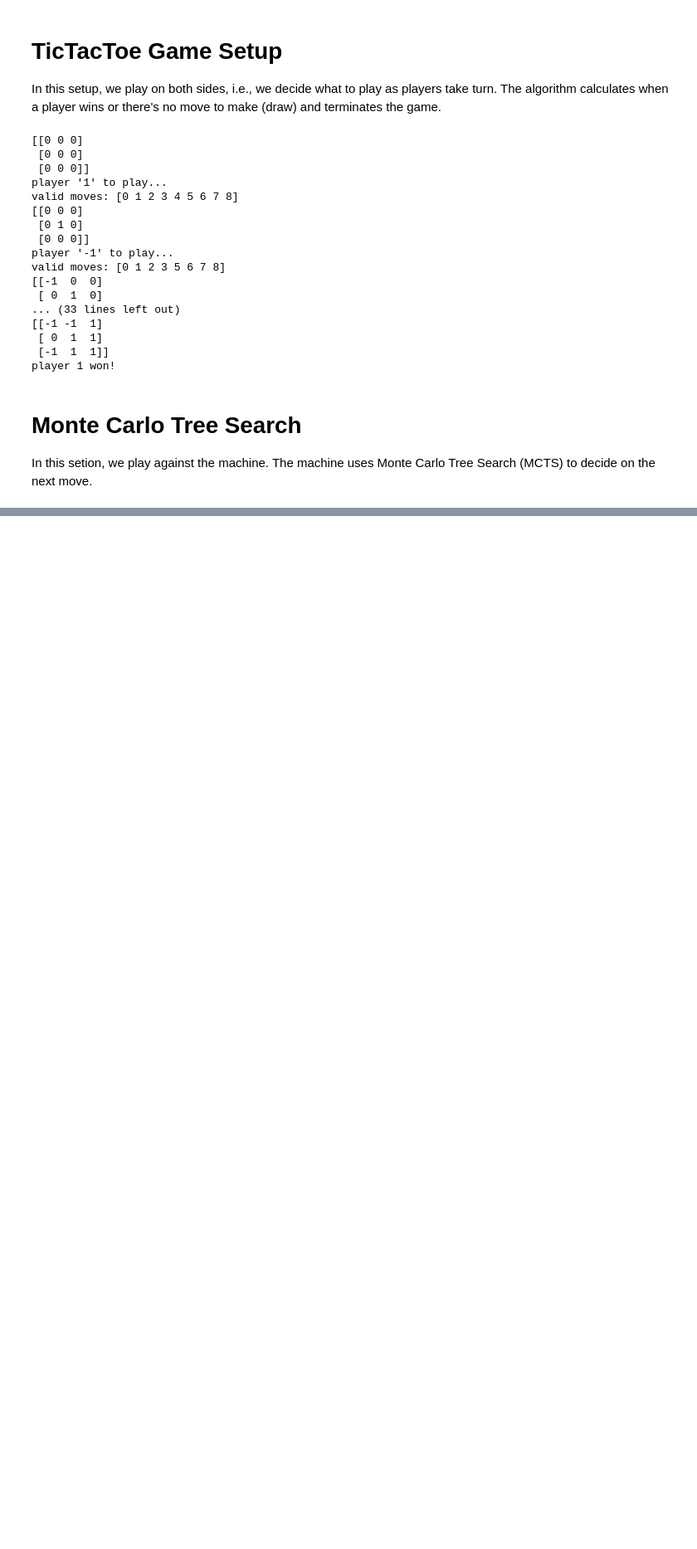
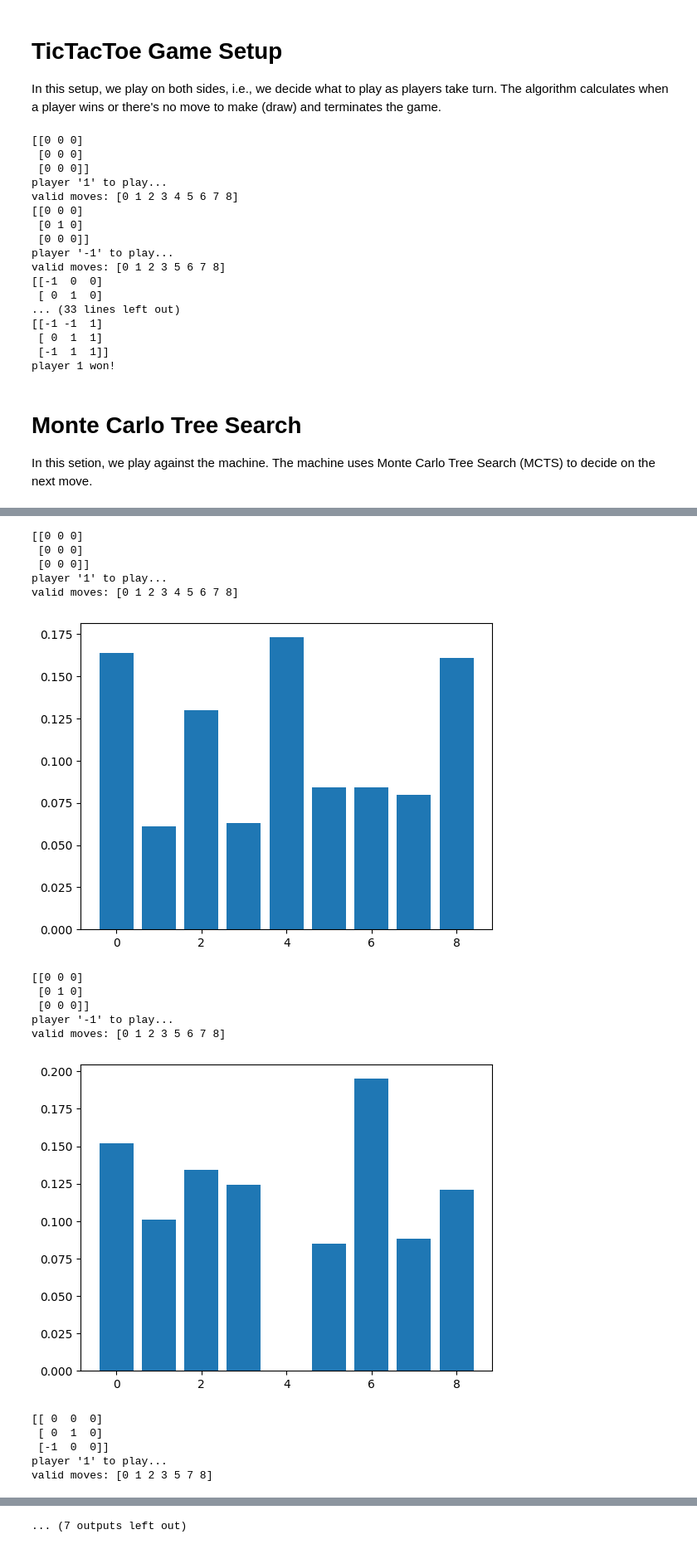
Before and after one commit to eissana/alphazero, a Jupyter notebook: tictactoe.ipynb, the cells around one changed output, grey strips where cells are left out. Shown at 83% size. Cells and saved outputs as stored; diff of their text form; code cells hidden in the pictures; blank space fills up the shorter version.

Commit message:
added machine-machine and human-machine playes

```diff
--- a/tictactoe.ipynb
+++ b/tictactoe.ipynb
@@ -389,0 +386,52 @@ np.random.randint(10)
+# %%
+t3 = TicTacToe()
+state = t3.init_state()
+player = 1  # or -1
+
+mcts = MCTS(t3, params)
+
+while True:
+    print(state)
+    print(f"player '{player}' to play...")
+
+    valid_moves = t3.valid_moves(state)
+    print(f"valid moves: {valid_moves}")
+
+    if len(valid_moves) == 0:
+        print("draw!")
+        break
+
+    # mcts sees the state from the perspective of player 1.
+    # since it's player -1 now, we change the perspective.
+    opponent_state = t3.change_perspective(state)
+    action_dist = mcts.search(opponent_state, params["num_iters"])
+    plt.bar(range(len(action_dist)), action_dist)
+    plt.show()
+    action = np.argmax(action_dist)
+
+    state = t3.next_state(state, action, player)
+
+    if t3.won(state, action):
+        print(state)
+        print(f"player {player} won!")
+        break
+
+    player = t3.opponent(player)
+# %% [output]
+[[0 0 0]
+ [0 0 0]
+ [0 0 0]]
+player '1' to play...
+valid moves: [0 1 2 3 4 5 6 7 8]
+[figure, added]
+[[0 0 0]
+ [0 1 0]
+ [0 0 0]]
+player '-1' to play...
+valid moves: [0 1 2 3 5 6 7 8]
+[figure, added]
+[[ 0  0  0]
+ [ 0  1  0]
+ [-1  0  0]]
+player '1' to play...
+valid moves: [0 1 2 3 5 7 8]
@@ -389,0 +457 @@ np.random.randint(10)
+... (7 outputs left out)
```
Also changed, not shown: parts of 8 cells of this notebook.
